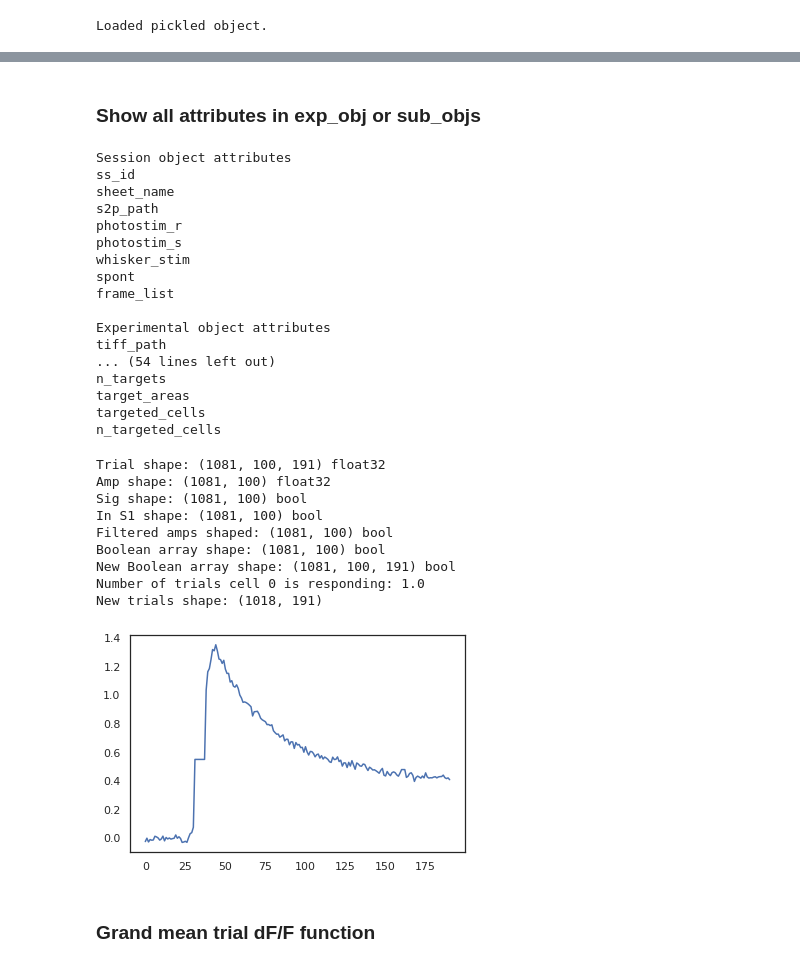
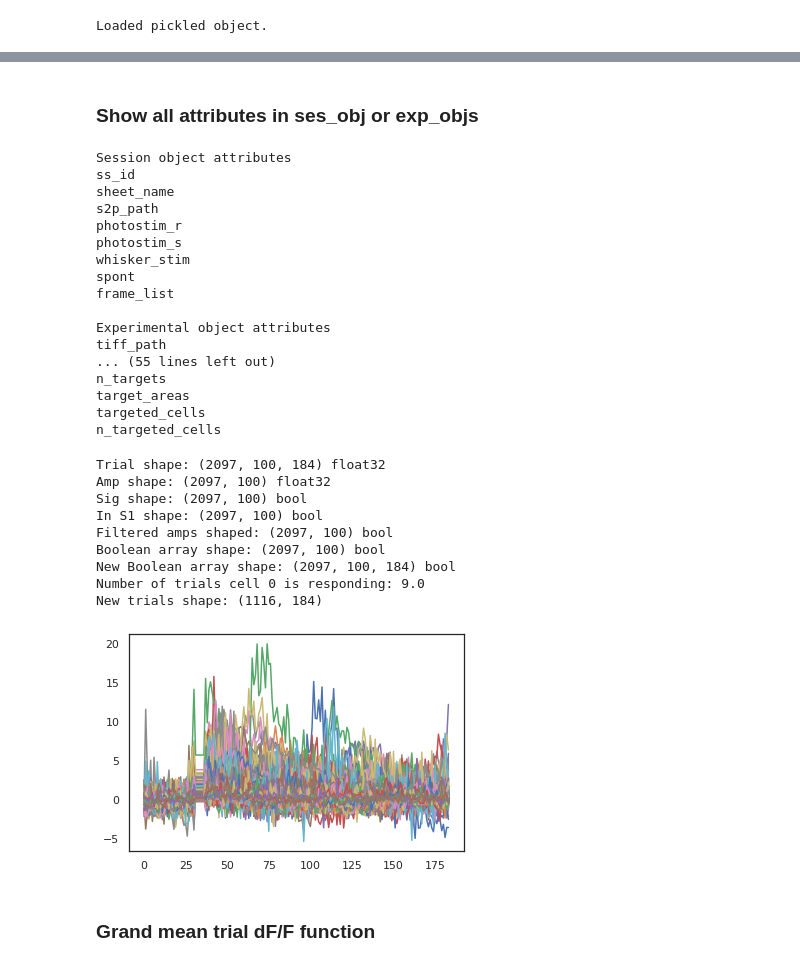
Before and after one commit to Packer-Lab/Vape, a Jupyter notebook: jupyter/rob/playground.ipynb, the cells around one changed output, grey strips where cells are left out. Saved outputs shown, nothing was run; the diff lists cells and outputs as text; code cells hidden in the pictures.

```diff
--- a/jupyter/rob/playground.ipynb
+++ b/jupyter/rob/playground.ipynb
@@ -25,22 +25,22 @@ S2 borders path: /home/rlees/mnt/qnap/Analysis/S2_borders
 pkl_files = os.listdir(pkl_folder)
 
 for i,pkl in enumerate(pkl_files):
-    if 'J061.pkl' in pkl:
+    if 'J065.pkl' in pkl:
 
         pkl_path = os.path.join(pkl_folder, pkl)
 
         with open(pkl_path, 'rb') as f:
-            exp_obj = pickle.load(f)
+            ses_obj = pickle.load(f)
 
 #             with open(pkl_path, 'wb') as f:
-#                 pickle.dump(exp_obj, f)
+#                 pickle.dump(ses_obj, f)
 
-#         pkl_list = [exp_obj.photostim_r, exp_obj.photostim_s]
+#         exp_list = [ses_obj.photostim_r, ses_obj.photostim_s]
 
-#         if exp_obj.spont.n_frames > 0:
-#             pkl_list.append(exp_obj.spont)
+#         if ses_obj.spont.n_frames > 0:
+#             exp_list.append(ses_obj.spont)
 
-#         if exp_obj.whisker_stim.n_frames > 0:
-#             pkl_list.append(exp_obj.whisker_stim)
+#         if ses_obj.whisker_stim.n_frames > 0:
+#             exp_list.append(ses_obj.whisker_stim)
 
-#         for sub_obj in pkl_list:
+#         for exp_obj in exp_list:
@@ -68,13 +86,13 @@ for i,pkl in enumerate(pkl_files):
 # '2020-03-19_RL075',
 # '2020-03-20_RL080'
 
-pkl_path = os.path.join(pkl_folder, '2019-11-14_J061.pkl')
+pkl_path = os.path.join(pkl_folder, '2019-11-14_J063.pkl')
 
 with open(pkl_path, 'rb') as f:
-    exp_obj = pickle.load(f)
+    ses_obj = pickle.load(f)
 
 print('Loaded pickled object.')
 
-sub_obj = exp_obj.photostim_s
+exp_obj = ses_obj.spont
 # %% [output]
 Loaded pickled object.
@@ -81,13 +120,13 @@ Loaded pickled object.
 # %% [markdown]
-### Show all attributes in exp_obj or sub_objs
+### Show all attributes in ses_obj or exp_objs
 # %%
-# Show all attributes in exp_obj or sub_objs
+# Show all attributes in ses_obj or exp_objs
 print('Session object attributes')
-for key, value in vars(exp_obj).items():
+for key, value in vars(ses_obj).items():
     print(key)
 
 print('\nExperimental object attributes')
-for key, value in vars(exp_obj.photostim_r).items():
+for key, value in vars(ses_obj.photostim_r).items():
     print(key)
 # %% [output]
 Session object attributes
@@ -102,57 +141,60 @@ frame_list
 
 Experimental object attributes
 tiff_path
-... (54 lines left out)
+... (55 lines left out)
 n_targets
 target_areas
 targeted_cells
 n_targeted_cells
 # %%
-trials = copy.deepcopy(sub_obj.all_trials[0]) #[plane x cell x frame x trial]
+# Check all of the trials/mean trial for particular experiment
+
+trials = copy.deepcopy(exp_obj.all_trials[0]) #[plane x cell x frame x trial]
 trials = np.swapaxes(trials, 1, 2)
 print('Trial shape:', trials.shape, trials.dtype)
-amps = sub_obj.all_amplitudes[0] #[plane x cell x trial]
+amps = exp_obj.all_amplitudes[0] #[plane x cell x trial]
 print('Amp shape:', amps.shape, amps.dtype)
-sig = np.array(sub_obj.single_sig[0]) #[plane x cell x trial]
+sig = np.array(exp_obj.single_sig[0]) #[plane x cell x trial]
 print('Sig shape:', sig.shape, sig.dtype)
 
-in_s1 = np.array(exp_obj.photostim_r.cell_s1[0])
+in_s1 = np.array(ses_obj.photostim_r.cell_s1[0])
 # in_s1 = np.invert(in_s1)
 in_s1 = np.expand_dims(in_s1, axis=1)
 in_s1 = np.repeat(in_s1, trials.shape[1], axis=1)
 print('In S1 shape:', in_s1.shape, in_s1.dtype)
 
 filt = 'pos'
 if filt=='pos':
     amps = amps > 0
 elif filt=='neg':
     amps = amps < 0
 else:
     amps = amps == True
 
-print('Filtered amps shaped:', amps.shape, amps.dtype)
+print('Filtered amps shape:', amps.shape, amps.dtype)
 
 # sig = sig == True
 filt_bool = amps & sig & in_s1
 print('Boolean array shape:', filt_bool.shape, filt_bool.dtype)
 
 filt_bool = np.expand_dims(filt_bool, axis=2)
 filt_bool = np.repeat(filt_bool, trials.shape[2], axis=2)
 print('New Boolean array shape:', filt_bool.shape, filt_bool.dtype)
 print('Number of trials cell 0 is responding:', np.sum(filt_bool[0])/trials.shape[2])
 
 trials = trials[filt_bool].reshape(-1,trials.shape[2])
 print('New trials shape:', trials.shape)
-plt.plot(np.nanmean(trials, axis=0));
+# plt.plot(np.nanmean(trials, axis=0));
+plt.plot(trials.T);
 # %% [output]
-Trial shape: (1081, 100, 191) float32
-Amp shape: (1081, 100) float32
-Sig shape: (1081, 100) bool
-In S1 shape: (1081, 100) bool
-Filtered amps shaped: (1081, 100) bool
-Boolean array shape: (1081, 100) bool
-New Boolean array shape: (1081, 100, 191) bool
-Number of trials cell 0 is responding: 1.0
-New trials shape: (1018, 191)
+Trial shape: (2097, 100, 184) float32
+Amp shape: (2097, 100) float32
+Sig shape: (2097, 100) bool
+In S1 shape: (2097, 100) bool
+Filtered amps shaped: (2097, 100) bool
+Boolean array shape: (2097, 100) bool
+New Boolean array shape: (2097, 100, 184) bool
+Number of trials cell 0 is responding: 9.0
+New trials shape: (1116, 184)
-[figure, old version]
+[figure, new version]
 # %%
```
Also changed, not shown: parts of 15 cells of this notebook, 7 other files.
